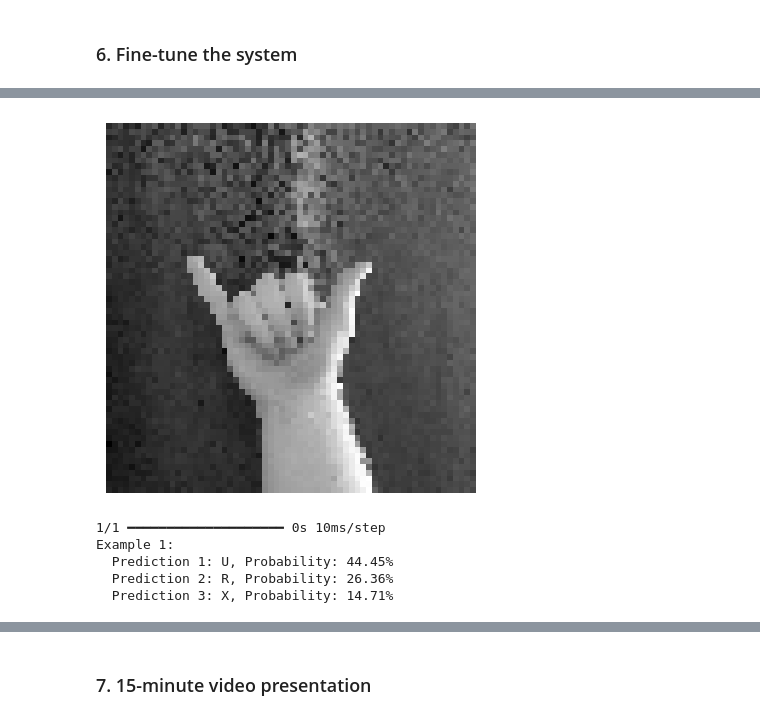
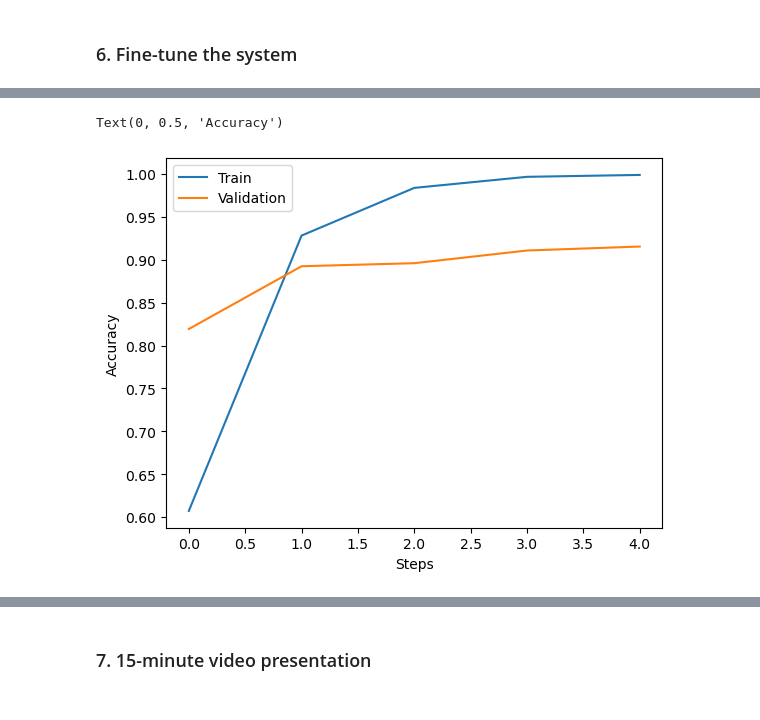
Before and after one commit to ReinhardtR/MAL1-assignment-7, a Jupyter notebook: notebook.ipynb, the cells around one changed output, grey strips where cells are left out. Drawn from its saved outputs; the diff is of its cells as text; code cells hidden in the pictures.

```diff
--- a/notebook.ipynb
+++ b/notebook.ipynb
@@ -416,22 +402,12 @@ Test Accuracy: 0.7771367430686951
 # %% [markdown]
 ### 6. Fine-tune the system
 # %%
-# Fine-tune hyperparameters
-datagen = ImageDataGenerator(
-    width_shift_range=0.05,
-    height_shift_range=0.05,
-    zoom_range=0.2,
-)
-
-train_generator = datagen.flow(X_train, y_train, batch_size=32)
-
 model = Sequential([
     Conv2D(32, (3, 3), activation='tanh', input_shape= X_train[0].shape),
     MaxPooling2D((2, 2)),
     Conv2D(64, (3, 3), activation='tanh'),
     MaxPooling2D((2, 2)),
     Flatten(),
-    Dropout(0.2),
     Dense(26, activation='softmax')  # Output layer with 26 units for 26 classes
 ])
 
@@ -439,9 +415,9 @@ model = Sequential([
 model.compile(optimizer='adam', loss='categorical_crossentropy', metrics=['accuracy'])
 
 # Train the model
-model.fit(train_generator, epochs=10, batch_size=32)
+history = model.fit(X_train, y_train, epochs=5, batch_size=50, validation_split=0.3, verbose = 1)
 
 # Evaluate the model
-loss, accuracy = model.evaluate(X_test, y_test)
-print("Test Accuracy:", accuracy)
+loss, precision = model.evaluate(X_test, y_test)
+print("Test Precision:", precision)
 # %% [output]
@@ -485,23 +436,10 @@ def transform(img_path):
-# %%
-B = transform("./archive/Val_Alphabet/Y.jpg")
-plt.imshow(B, cmap='gray')
-plt.axis('off')
-plt.show()
-X_normalized = scaler.fit_transform(B)
-X_normalized = X_normalized.reshape(-1, 64, 64, 1)
-predictions = model.predict(X_normalized)
-sorted_indices = np.argsort(predictions, axis=1)[:, ::-1]
-predicted_labels = label_encoder.inverse_transform(sorted_indices[:, :3].flatten())
-predicted_labels = predicted_labels.reshape((-1, 3))
-for i, predicted_label_row in enumerate(predicted_labels):
-    print(f"Example {i+1}:")
-    for j, label in enumerate(predicted_label_row):
-        probability = predictions[i, sorted_indices[i, j]] * 100
-        print(f"  Prediction {j+1}: {label}, Probability: {probability:.2f}%")
-# %% [output]
-[figure, removed]
-1/1 ━━━━━━━━━━━━━━━━━━━━ 0s 10ms/step
-Example 1:
-  Prediction 1: U, Probability: 44.45%
-  Prediction 2: R, Probability: 26.36%
-  Prediction 3: X, Probability: 14.71%
+# %%
+steps = len(history.history['accuracy'])
+plt.plot(np.arange(steps), history.history['accuracy'], label = 'Train')
+plt.plot(np.arange(steps), history.history['val_accuracy'], label = 'Validation')
+plt.legend()
+plt.xlabel('Steps')
+plt.ylabel('Accuracy')
+# %% [output]
+Text(0, 0.5, 'Accuracy')
+[figure, added]
```
Also changed, not shown: parts of 10 cells of this notebook.
